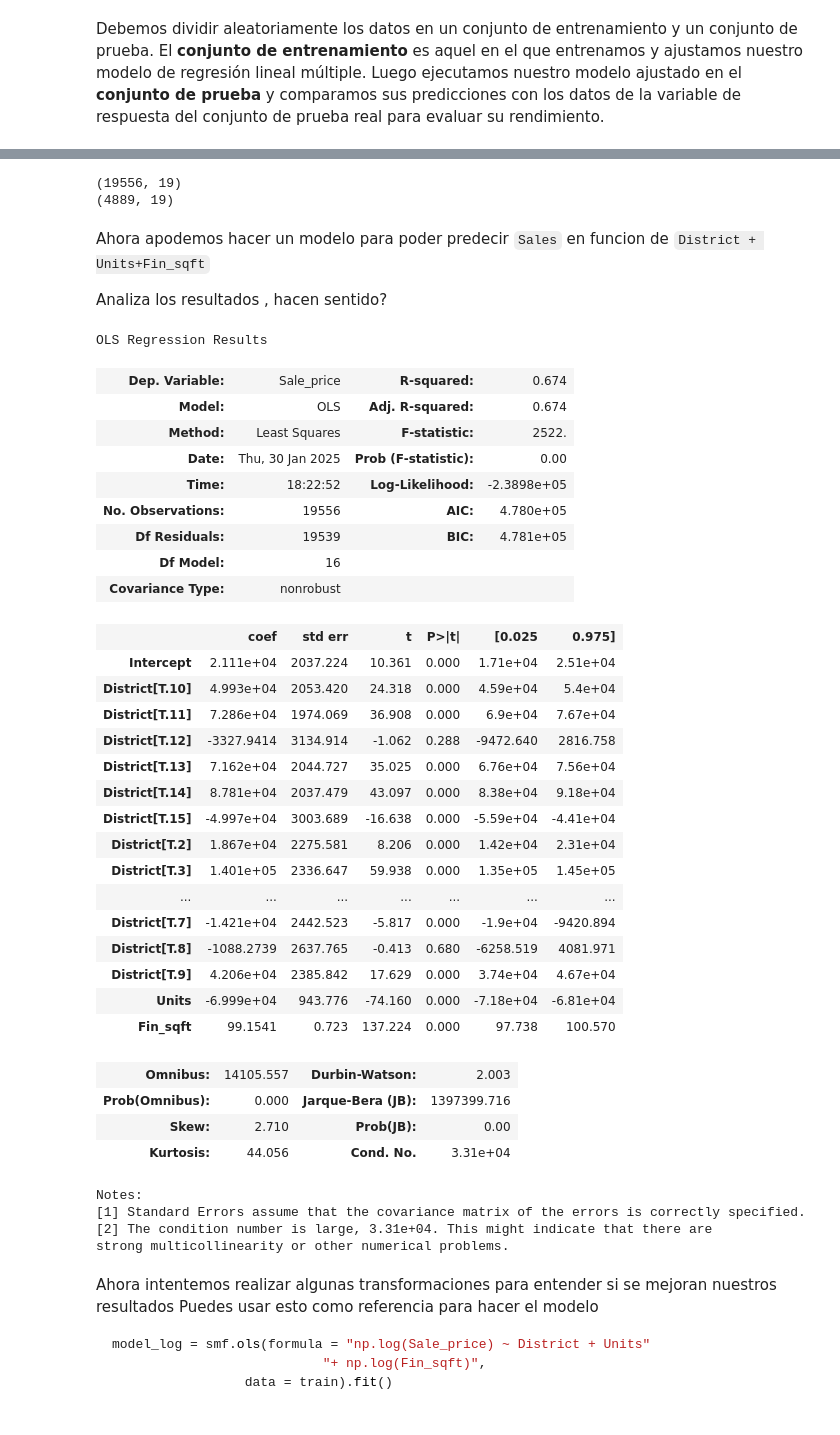
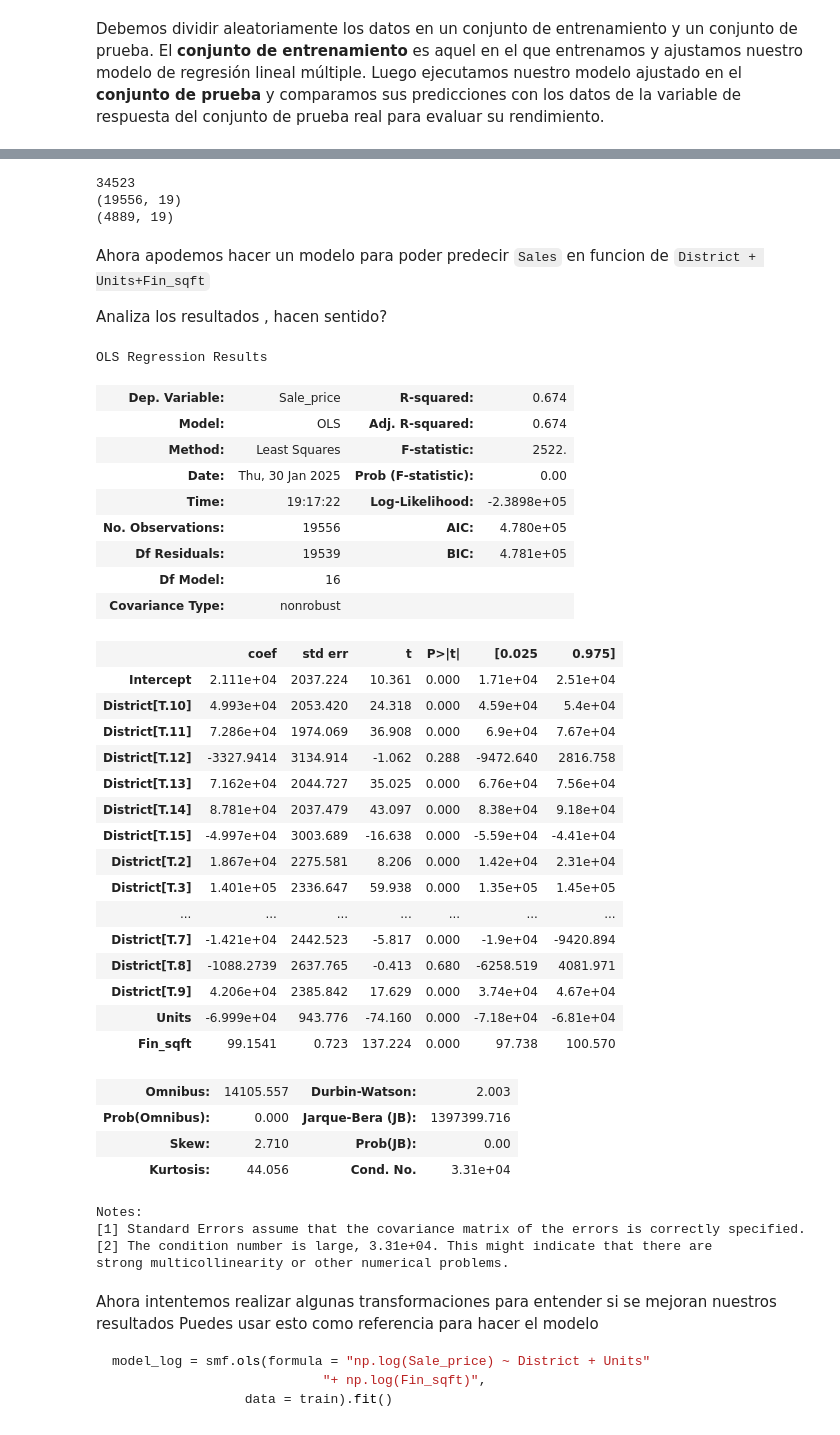
Before and after one commit to dfbustosus/Bootcamp-DS-2024-I, a Jupyter notebook: Regression_test/Desafio.ipynb, the cells around one changed output, grey strips where cells are left out. Drawn from its saved outputs; the diff is of its cells as text; code cells hidden in the pictures.

```diff
--- a/Regression_test/Desafio.ipynb
+++ b/Regression_test/Desafio.ipynb
@@ -79,6 +100,7 @@ Debemos dividir aleatoriamente los datos en un conjunto de entrenamiento y un co
 #### RESPUESTA AQUI
 np.random.seed(135568109)
 ndata = len(data_clean)
+print(len(data))
 idx_train = np.random.choice(range(ndata),int(0.8*ndata),replace=False)
 idx_test  = np.asarray(list(set(range(ndata)) - set(idx_train)))
 train     = data_clean.iloc[idx_train] # train
@@ -86,6 +108,7 @@ test      = data_clean.iloc[idx_test]  # test
 print(train.shape) # 19,312
 print(test.shape)  #  4,829
 # %% [output]
+34523
 (19556, 19)
 (4889, 19)
 # %% [markdown]
@@ -94,17 +117,16 @@ Ahora apodemos hacer un modelo para poder predecir `Sales` en funcion de `Distri
 Analiza los resultados , hacen sentido?
 # %%
 #### RESPUESTA AQUI
-model_log = smf.ols(formula = "Sale_price ~ District + Units"
-                           "+ Fin_sqft",
+model_log = smf.ols(formula = "Sale_price ~ District + Units+ Fin_sqft",
                  data = train).fit()
 model_log.summary()
 # %% [output]
 OLS Regression Results
 | Dep. Variable: | Sale_price | R-squared: | 0.674 |
 | Model: | OLS | Adj. R-squared: | 0.674 |
 | Method: | Least Squares | F-statistic: | 2522. |
 | Date: | Thu, 30 Jan 2025 | Prob (F-statistic): | 0.00 |
-| Time: | 18:22:52 | Log-Likelihood: | -2.3898e+05 |
+| Time: | 19:17:22 | Log-Likelihood: | -2.3898e+05 |
 | No. Observations: | 19556 | AIC: | 4.780e+05 |
 | Df Residuals: | 19539 | BIC: | 4.781e+05 |
 | Df Model: | 16 |  |  |
```
Also changed, not shown: parts of 11 cells of this notebook, 3 other files.
